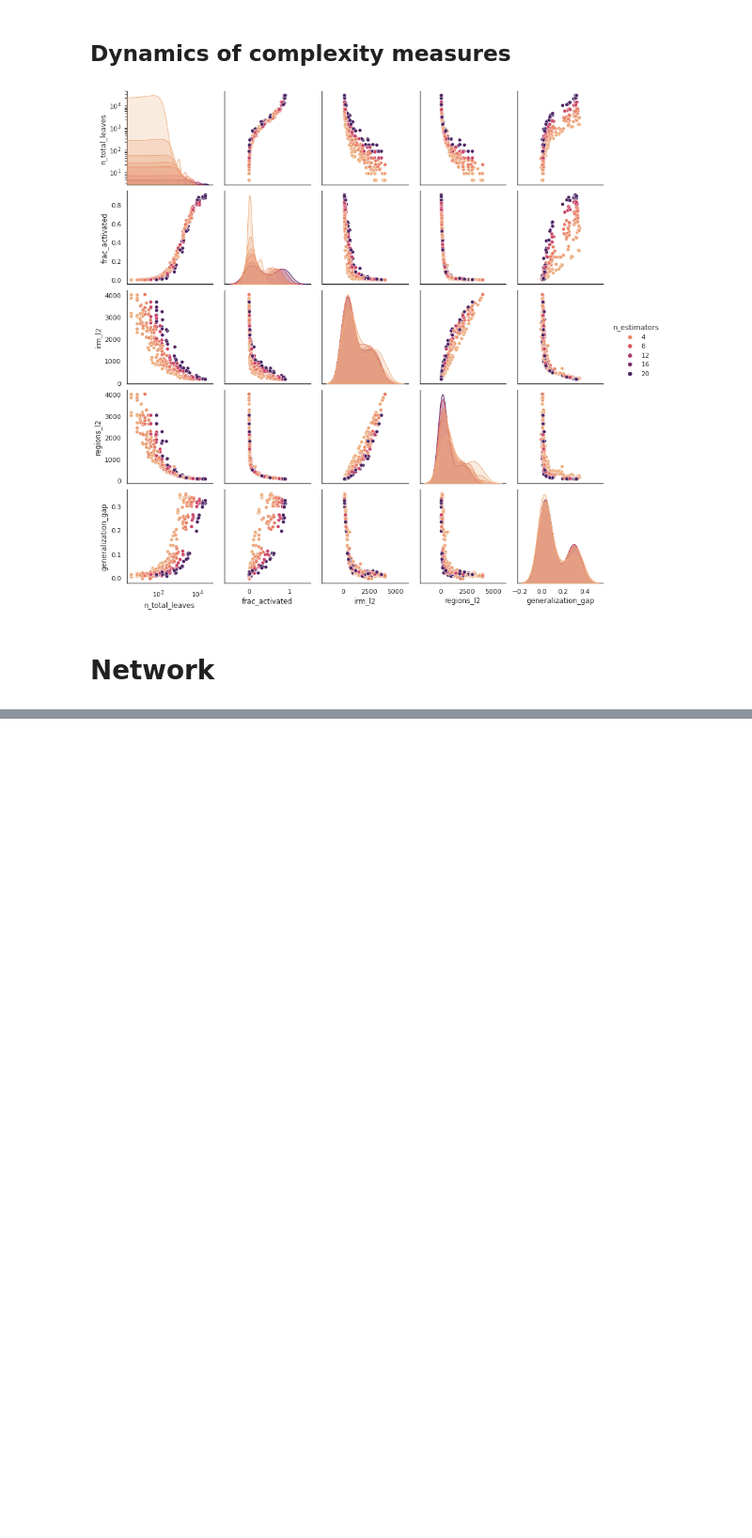
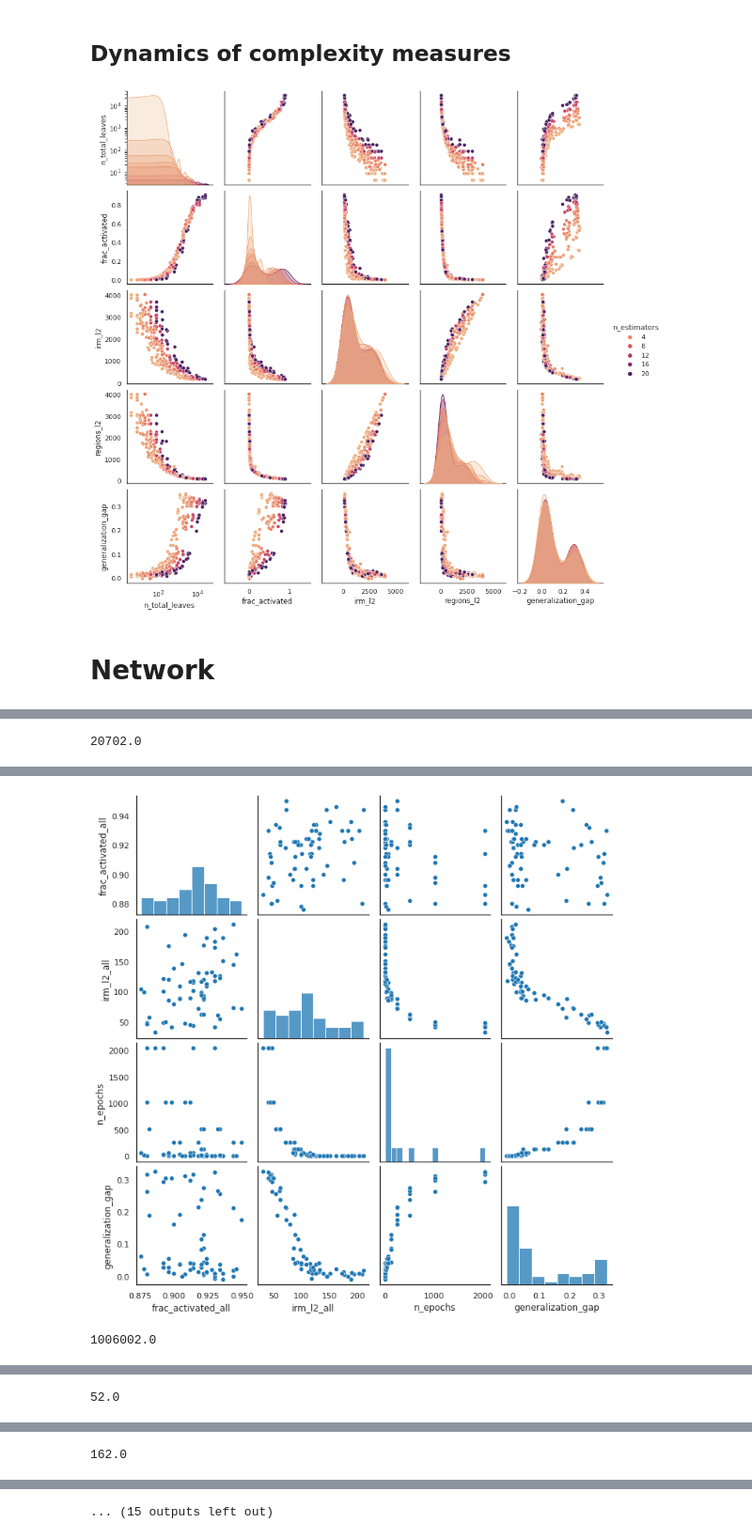
Before and after one commit to rflperry/double_descent, a Jupyter notebook: experiments/xor/plot_results.ipynb, the cells around one changed output, grey strips where cells are left out. Shown at 94% size. Drawn from its saved outputs; the diff is of its cells as text; code cells hidden in the pictures; blank space fills up the shorter version.

```diff
--- a/experiments/xor/plot_results.ipynb
+++ b/experiments/xor/plot_results.ipynb
@@ -135,0 +152,10 @@ df.head(5)
+# %%
+corr_vars = [
+    'n_parameters', 'depth', 'width',
+    'frac_activated_pen', 'irm_l2_pen', 'regions_l2_pen',
+    'frac_activated_all', 'irm_l2_all', 'regions_l2_all',
+    'generalization_gap', 'n_epochs',
+]
+corr_df = df[corr_vars].corr('spearman')
+display(corr_df)
+# corr_df.to_csv('./results/dn_spearman_corrs.csv')
@@ -148,0 +197,33 @@ plt.show()
+# %%
+hue = 'n_parameters'
+variables = [
+    # 'n_parameters', # 'depth', 'width',
+    # 'frac_activated_pen', 'irm_l2_pen', # 'regions_l2_pen',
+    'frac_activated_all', 'irm_l2_all', # 'regions_l2_all',
+    # 'train_01_error', 'test_01_error',
+    'n_epochs',
+    'generalization_gap',
+]
+
+for val in df[hue].unique():
+    print(val)
+    corr_vars = [
+        'n_parameters', 'depth', 'width',
+        'frac_activated_pen', 'irm_l2_pen', 'regions_l2_pen',
+        'frac_activated_all', 'irm_l2_all', 'regions_l2_all',
+        'generalization_gap', 'n_epochs',
+    ]
+    corr_df = df[corr_vars].corr('spearman')
+    display(corr_df)
+    g = sns.pairplot(
+        df[df[hue] == val], vars=variables,
+        # hue=hue,
+        # palette='flare',
+    )
+#     for axis in [1, 3]:
+#         g.axes[axis, 0].set_yscale('log')
+#         g.axes[0, axis].set_xscale('log')
+    # plt.savefig('./figures/dn_discrete_pairplot.pdf')
+    plt.show()
+# %% [output]
+20702.0
@@ -148,0 +241,2 @@ plt.show()
+[figure, added]
+1006002.0
@@ -148,0 +255 @@ plt.show()
+52.0
@@ -148,0 +268 @@ plt.show()
+162.0
@@ -148,0 +281 @@ plt.show()
+... (15 outputs left out)
```
Also changed, not shown: parts of 12 cells of this notebook, 7 other files.
